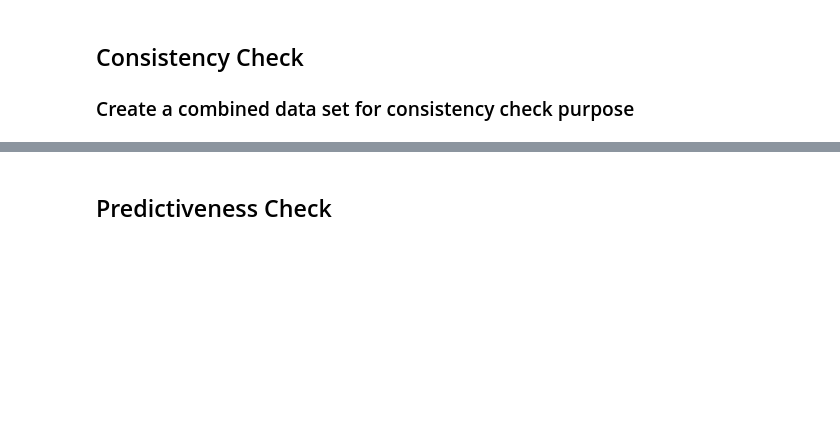
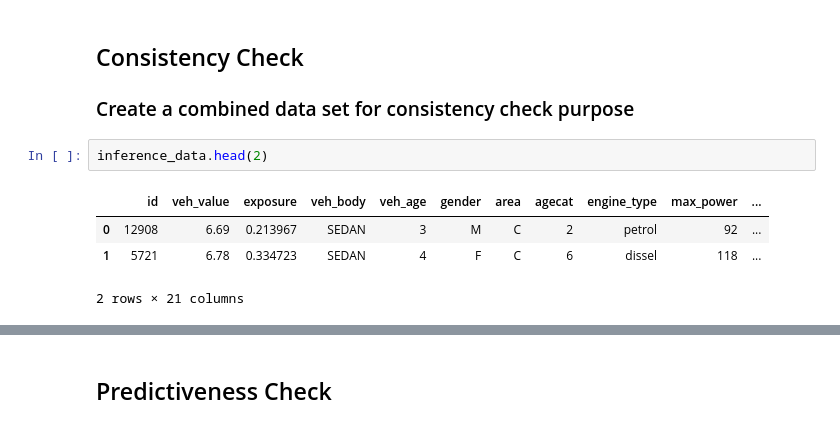
Before and after one commit to mengjin67/data_science_bootcamp_lecture_1, a Jupyter notebook: analysis_pipeline/2_data_exploration.ipynb, the cells around one changed output, grey strips where cells are left out. Drawn from its saved outputs; the diff is of its cells as text; blank space fills up the shorter version.

```diff
--- a/analysis_pipeline/2_data_exploration.ipynb
+++ b/analysis_pipeline/2_data_exploration.ipynb
@@ -219,6 +219,13 @@ inference_data.to_parquet(f"{output_folder}/inference_data_{version_tag}.parquet
 # %% [markdown]
 ## Consistency Check
 ### Create a combined data set for consistency check purpose
+# %%
+inference_data.head(2)
+# %% [output]
+|  | id | veh_value | exposure | veh_body | veh_age | gender | area | agecat | engine_type | max_power | ... |
+| 0 | 12908 | 6.69 | 0.213967 | SEDAN | 3 | M | C | 2 | petrol | 92 | ... |
+| 1 | 5721 | 6.78 | 0.334723 | SEDAN | 4 | F | C | 6 | dissel | 118 | ... |
+2 rows × 21 columns
 # %%
 # Create predictor list
 veh_pred_lst = ['veh_value', 'veh_body', 'veh_age', 'engine_type', 'max_power', 'veh_color', ]
```
Also changed, not shown: parts of 11 cells of this notebook, 3 other files.
